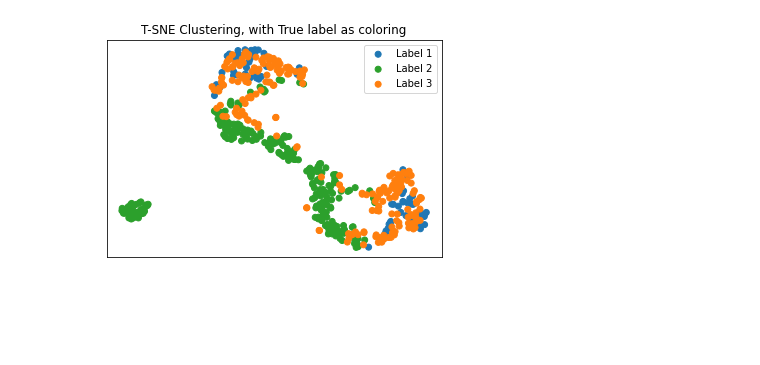
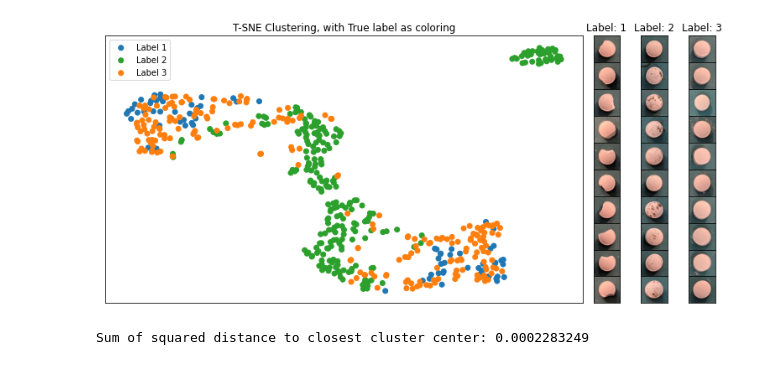
Before and after one commit to notan79/Carotid_AI, a Jupyter notebook: torchNew/torch/NN/pill_cluster_NIH.ipynb, the cells around one changed output. Saved outputs shown, nothing was run; the diff lists cells and outputs as text; code cells hidden in the pictures; blank space fills up the shorter version.

Commit message:
edited the visuals and updated k=6

```diff
--- a/torchNew/torch/NN/pill_cluster_NIH.ipynb
+++ b/torchNew/torch/NN/pill_cluster_NIH.ipynb
@@ -38,7 +40,7 @@ train_set, _, _ = torch.utils.data.random_split(dataset,
                                                 SPLIT,# 80%, 10%, 10%
                                                 generator=torch.Generator(device=device))
 
-train_loader = torch.utils.data.DataLoader(dataset = train_set,
+loader = torch.utils.data.DataLoader(dataset = train_set,
                                             batch_size = BATCH_SIZE,
                                             shuffle = True,
                                             generator=torch.Generator(device=device))
@@ -257,6 +292,6 @@ for (inp, label) in train_loader:
 # %%
-k = 5
+k =  max_dict["k"]
 kmeans = KMeans(n_clusters=k)
 kmeans.fit(encoded_imgs_arr)
-print("Done")
+print(f"Sum of squared distance to closest cluster center: {kmeans.inertia_:.10f}")
 # %% [output]
@@ -312,0 +329,14 @@ plt.show()
+# %%
+amt_imgs = 10
+k_img_arr = []
+t_img_arr = []
+
+# Populate img_arr with 3 items, of amt_imgs imgs per item
+# Note the index will be the corresponding k
+for k_temp, df_group in df.groupby("K-means Grouping"):
+    k_img_arr.append(list(df_group["Img Data"])[:amt_imgs])
+
+# Populate img_arr with 3 items, of amt_imgs imgs per item
+# Note the index will be the corresponding label
+for t_temp, df_group in df.groupby("True Label"):
+    t_img_arr.append(list(df_group["Img Data"])[:amt_imgs])
@@ -313,14 +381,48 @@ plt.show()
 # %%
+fig = plt.figure(figsize=(13,5))
+
+widths = [0.125] + [(0.075/k) for i in range(k)]
+gs = fig.add_gridspec(amt_imgs, k+1, width_ratios=widths, wspace=0, hspace=0)
+
+# create sub plots as grid
+ax = fig.add_subplot(gs[:, 0])
+ax.get_xaxis().set_visible(False)
+ax.get_yaxis().set_visible(False)
 for color, df_group in df.groupby("Color T"):
     plt.scatter(df_group["X T-SNE"], df_group["Y T-SNE"], c=df_group["Color T"],
                 label=f"Feature {color}")
 
 plt.xticks([])
 plt.yticks([])
 plt.title("T-SNE Clustering, with True label as coloring")
 
 legend_arr = [f"Label {i+1}" for i in range(max(label_arr) - min(label_arr) +1)]
 plt.legend(legend_arr)
+
+# Loop across cols
+for j in range(1, 4):
+    # Loop across row
+    for i in range(0,amt_imgs):
+        # Create new subplot
+        ax = fig.add_subplot(gs[i, j])
+        if i == 0:
+            ax.set_title(f"Label: {j}")
+
+        # Remove axis ticks
+        ax.get_xaxis().set_visible(False)
+        ax.get_yaxis().set_visible(False)
+
+        img = t_img_arr[j-1][i]
+        plt.imshow(np.transpose(img, (1,2,0)))
+
+# Display the plots
+plt.tight_layout()
 plt.show()
 # %% [output]
-[figure, old version]
+[figure, new version]
+# %%
+kmeans = KMeans(n_clusters=3)
+kmeans.fit(encoded_imgs_arr)
+print(f"Sum of squared distance to closest cluster center: {kmeans.inertia_:.10f}")
+# %% [output]
+Sum of squared distance to closest cluster center: 0.0002283249
```
Also changed, not shown: parts of 17 cells of this notebook.
